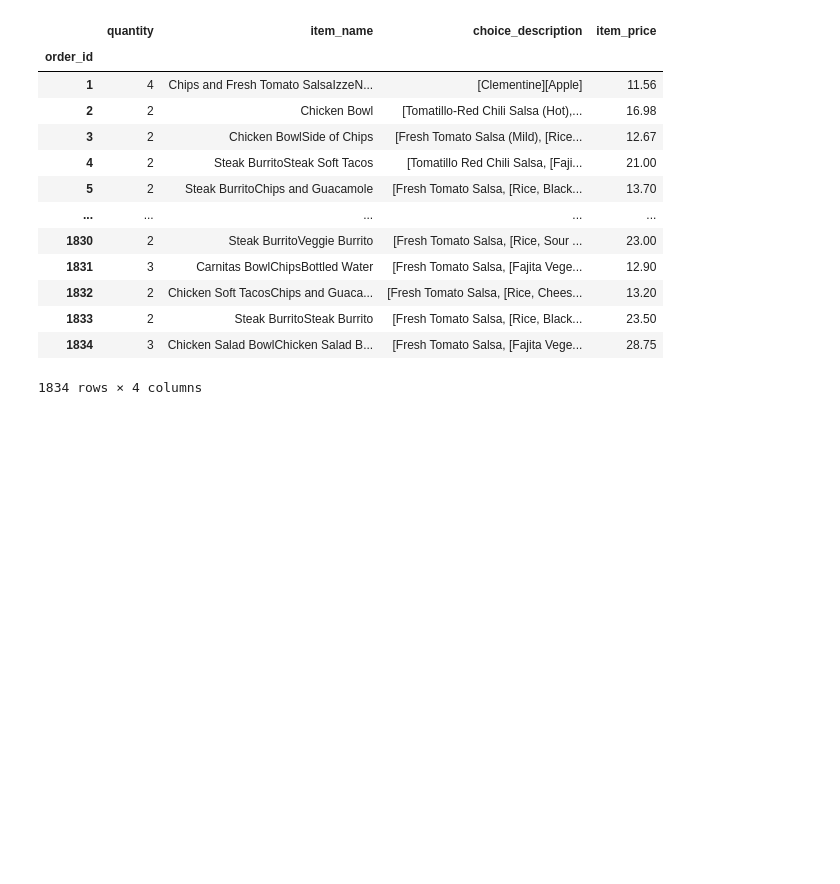
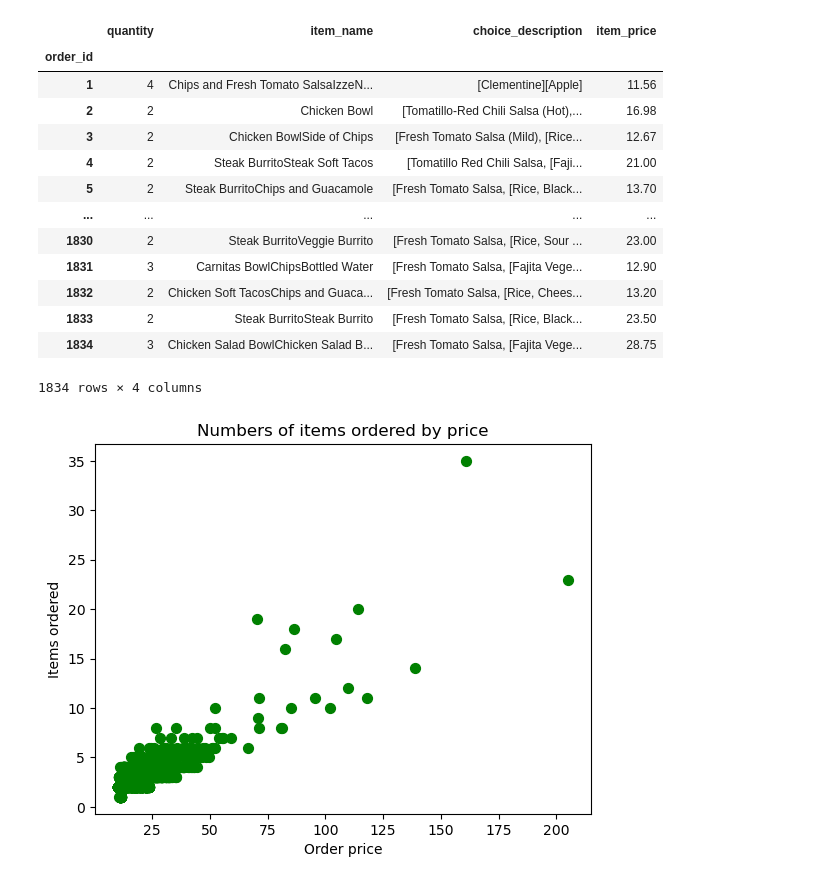
Before and after one commit to mericcapar/pandas_exercise, a Jupyter notebook: Visualization /Chipotle_Visualization.ipynb, the cells around one changed output. Drawn from its saved outputs; the diff is of its cells as text; code cells hidden in the pictures; blank space fills up the shorter version.

```diff
--- a/Visualization /Chipotle_Visualization.ipynb
+++ b/Visualization /Chipotle_Visualization.ipynb
@@ -135,4 +135,9 @@ orders
 1834 rows × 4 columns
 # %%
 plt.scatter(x = orders.item_price , y = orders.quantity , s= 50 , c = 'green')
-plt.xlabel('')
+plt.xlabel('Order price')
+plt.ylabel('Items ordered')
+plt.title('Numbers of items ordered by price')
+plt.show()
+# %% [output]
+[figure, added]
```
Also changed, not shown: 2 other files.
